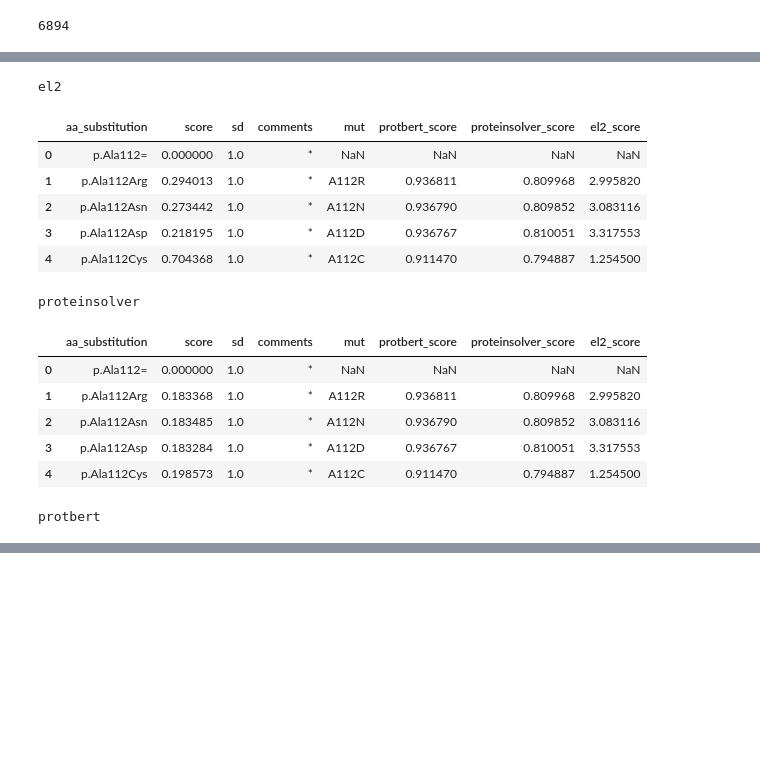
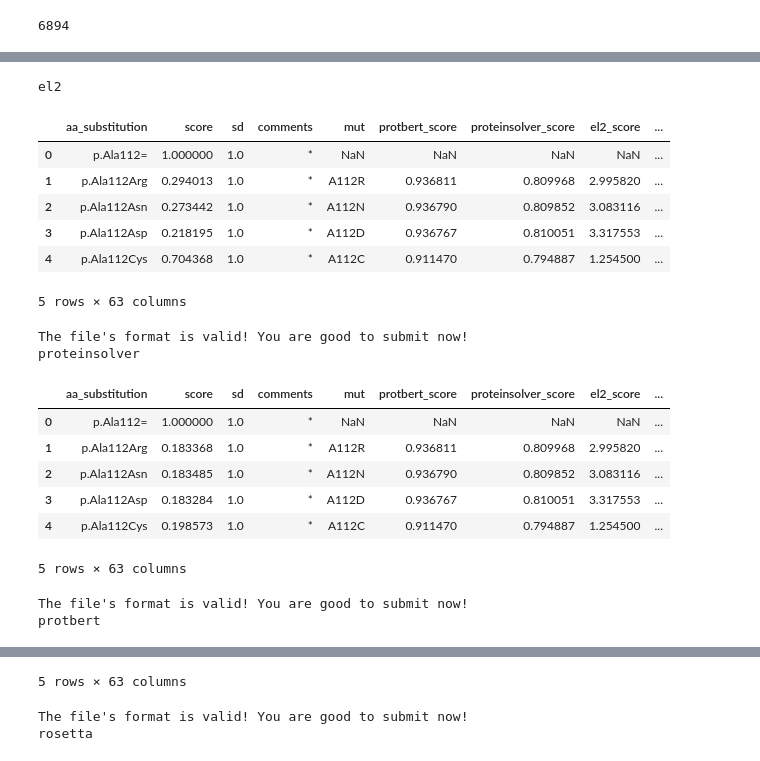
Before and after one commit to elaspic/cagi6-submission, a Jupyter notebook: notebooks/39_cagi6_hmbs_submission.ipynb, the cells around one changed output, grey strips where cells are left out. Drawn from its saved outputs; the diff is of its cells as text; code cells hidden in the pictures; blank space fills up the shorter version.

```diff
--- a/notebooks/39_cagi6_hmbs_submission.ipynb
+++ b/notebooks/39_cagi6_hmbs_submission.ipynb
@@ -117,7 +121,9 @@ def sequence_matches_structure(sequence, structure_blob):
     )
     return sequence == chain_sequence
 # %%
-result_template_df = pd.read_csv(NOTEBOOK_DIR.joinpath("HMBS_variant_template.tsv"), sep="\t")
+result_template_df = pd.read_csv(
+    NOTEBOOK_DIR.parent.joinpath("30_cagi6_hmbs", "HMBS_variant_template.tsv"), sep="\t"
+)
 
 display(result_template_df.head(2))
 len(result_template_df)
@@ -200,0 +168,4 @@ pq.write_table(
+# %%
+results_el2 = pq.read_table(
+    NOTEBOOK_DIR.parent.joinpath("35_cagi6_hmbs_el2", "results-el2.parquet")
+).to_pandas(integer_object_nulls=False)
@@ -201,5 +202,9 @@ pq.write_table(
 # %% [markdown]
 ### Visualize output
 # %%
-result_df = pq.read_table(NOTEBOOK_DIR.joinpath("results.parquet")).to_pandas()
+result_df = results_el2.merge(
+    results_rosetta_df, on=["mut"], how="left", validate="1:1"
+)
+
+assert len(result_df) == len(results_el2) == len(results_rosetta_df)
 # %%
@@ -213,0 +219,4 @@ result_df.head()
+# %%
+result_df["rosetta_score"] = np.tanh(np.clip(result_df["rosetta_dg_change"], -51, 51) / 15)
+
+plt.hist(result_df["rosetta_score"])
@@ -262,42 +283,53 @@ result_df.head()
 # %%
 result_dfs = {}
-for i, metric in enumerate(["el2", "proteinsolver", "protbert"]):
-    result_dfs[metric] = result_template_df.merge(
-        result_df, on=list(result_template_df.columns), how="left"
+for i, metric in enumerate(["el2", "proteinsolver", "protbert", "rosetta"]):
+    result_dfs[metric] = result_template_df[["aa_substitution"]].merge(
+        result_df, on=["aa_substitution"], how="left"
     )
+    assert len(result_dfs[metric]) == len(result_template_df)
 
     result_dfs[metric]["score"] = (
         1
-        - result_dfs[metric][f"{metric}_score"].values / result_dfs[metric][f"{metric}_score"].max()
+        - result_dfs[metric][f"{metric}_score"].values
+        / result_dfs[metric][f"{metric}_score"].abs().max()
     )
     result_dfs[metric]["sd"] = 1.0
     result_dfs[metric]["comments"] = "*"
 
-    result_dfs[metric].loc[result_dfs[metric]["aa_substitution"].str.endswith("="), "score"] = 0.0
+    mask_nochange = result_dfs[metric]["aa_substitution"].str.endswith("=")
+    result_dfs[metric].loc[mask_nochange, "score"] = 1.0
 
-    result_dfs[metric] = result_dfs[metric][
-        ~result_dfs[metric]["aa_substitution"].str.contains("Ter", regex=False)
-    ]
+    mask_ter = result_dfs[metric]["aa_substitution"].str.contains("Ter", regex=False)
+    result_dfs[metric].loc[mask_ter, "score"] = 0.0
+    result_dfs[metric].loc[mask_ter, "comments"] = "Wild guess"
 
     print(metric)
     display(result_dfs[metric].head())
 
     output_file = output_dir.joinpath(f"strokach_modelnumber_{i + 1}.tsv")
-    result_dfs[metric][result_template_df.columns].to_csv(output_file, sep="\t", index=False)
-#     !python {NOTEBOOK_DIR}/validation.py {output_file}
+    result_dfs[metric][result_template_df.columns].to_csv(
+        output_file, sep="\t", index=False
+    )
+    assert len(result_dfs[metric]) == len(result_template_df)
+
+    !python {NOTEBOOK_DIR.parent}/30_cagi6_hmbs/validation.py {output_file}
 # %% [output]
 el2
-|  | aa_substitution | score | sd | comments | mut | protbert_score | proteinsolver_score | el2_score |
-| 0 | p.Ala112= | 0.000000 | 1.0 | * | NaN | NaN | NaN | NaN |
-| 1 | p.Ala112Arg | 0.294013 | 1.0 | * | A112R | 0.936811 | 0.809968 | 2.995820 |
-| 2 | p.Ala112Asn | 0.273442 | 1.0 | * | A112N | 0.936790 | 0.809852 | 3.083116 |
-| 3 | p.Ala112Asp | 0.218195 | 1.0 | * | A112D | 0.936767 | 0.810051 | 3.317553 |
-| 4 | p.Ala112Cys | 0.704368 | 1.0 | * | A112C | 0.911470 | 0.794887 | 1.254500 |
+|  | aa_substitution | score | sd | comments | mut | protbert_score | proteinsolver_score | el2_score | ... |
+| 0 | p.Ala112= | 1.000000 | 1.0 | * | NaN | NaN | NaN | NaN | ... |
+| 1 | p.Ala112Arg | 0.294013 | 1.0 | * | A112R | 0.936811 | 0.809968 | 2.995820 | ... |
+| 2 | p.Ala112Asn | 0.273442 | 1.0 | * | A112N | 0.936790 | 0.809852 | 3.083116 | ... |
+| 3 | p.Ala112Asp | 0.218195 | 1.0 | * | A112D | 0.936767 | 0.810051 | 3.317553 | ... |
+| 4 | p.Ala112Cys | 0.704368 | 1.0 | * | A112C | 0.911470 | 0.794887 | 1.254500 | ... |
-proteinsolver
+5 rows × 63 columns
+The file's format is valid! You are good to submit now!
+proteinsolver
-|  | aa_substitution | score | sd | comments | mut | protbert_score | proteinsolver_score | el2_score |
-| 0 | p.Ala112= | 0.000000 | 1.0 | * | NaN | NaN | NaN | NaN |
-| 1 | p.Ala112Arg | 0.183368 | 1.0 | * | A112R | 0.936811 | 0.809968 | 2.995820 |
-| 2 | p.Ala112Asn | 0.183485 | 1.0 | * | A112N | 0.936790 | 0.809852 | 3.083116 |
-| 3 | p.Ala112Asp | 0.183284 | 1.0 | * | A112D | 0.936767 | 0.810051 | 3.317553 |
-| 4 | p.Ala112Cys | 0.198573 | 1.0 | * | A112C | 0.911470 | 0.794887 | 1.254500 |
+|  | aa_substitution | score | sd | comments | mut | protbert_score | proteinsolver_score | el2_score | ... |
+| 0 | p.Ala112= | 1.000000 | 1.0 | * | NaN | NaN | NaN | NaN | ... |
+| 1 | p.Ala112Arg | 0.183368 | 1.0 | * | A112R | 0.936811 | 0.809968 | 2.995820 | ... |
+| 2 | p.Ala112Asn | 0.183485 | 1.0 | * | A112N | 0.936790 | 0.809852 | 3.083116 | ... |
+| 3 | p.Ala112Asp | 0.183284 | 1.0 | * | A112D | 0.936767 | 0.810051 | 3.317553 | ... |
+| 4 | p.Ala112Cys | 0.198573 | 1.0 | * | A112C | 0.911470 | 0.794887 | 1.254500 | ... |
-protbert
+5 rows × 63 columns
+The file's format is valid! You are good to submit now!
+protbert
@@ -309,0 +342,3 @@ protbert
+5 rows × 63 columns
+The file's format is valid! You are good to submit now!
+rosetta
```
Also changed, not shown: parts of 28 cells of this notebook.
